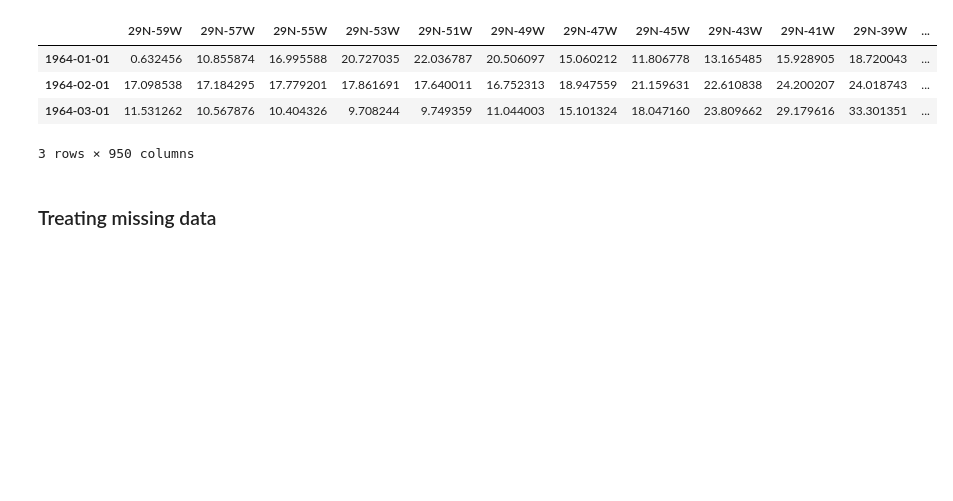
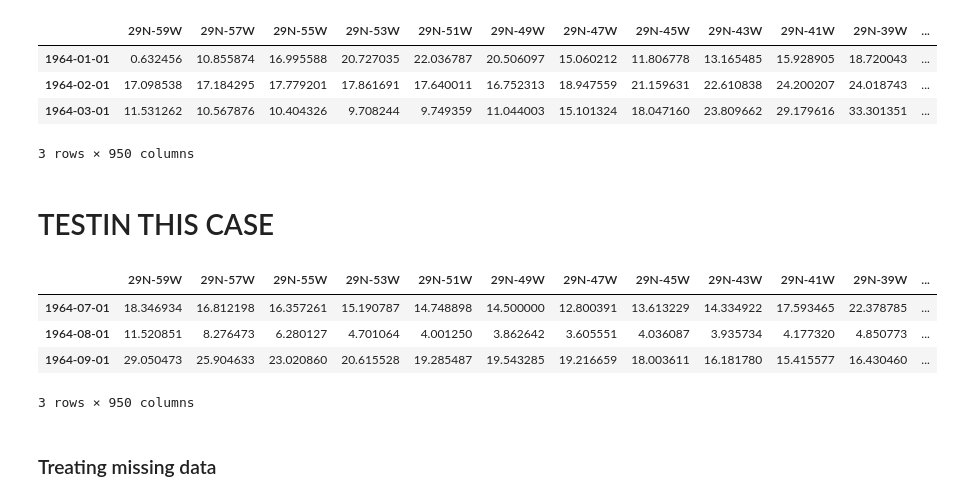
Before and after one commit to tiagotele/experimentos_oceanografia, a Jupyter notebook: Classifying Rainfall Season.ipynb, the cells around one changed output. Drawn from its saved outputs; the diff is of its cells as text; code cells hidden in the pictures; blank space fills up the shorter version.

```diff
--- a/Classifying Rainfall Season.ipynb
+++ b/Classifying Rainfall Season.ipynb
@@ -573,3 +525,13 @@ dados_brutos_df.head(3)
+# %% [markdown]
+# TESTIN THIS CASE
+# %%
+pws_full_area_jul_dez_df.head(3)
+# %% [output]
+|  | 29N-59W | 29N-57W | 29N-55W | 29N-53W | 29N-51W | 29N-49W | 29N-47W | 29N-45W | 29N-43W | 29N-41W | 29N-39W | ... |
+| 1964-07-01 | 18.346934 | 16.812198 | 16.357261 | 15.190787 | 14.748898 | 14.500000 | 12.800391 | 13.613229 | 14.334922 | 17.593465 | 22.378785 | ... |
+| 1964-08-01 | 11.520851 | 8.276473 | 6.280127 | 4.701064 | 4.001250 | 3.862642 | 3.605551 | 4.036087 | 3.935734 | 4.177320 | 4.850773 | ... |
+| 1964-09-01 | 29.050473 | 25.904633 | 23.020860 | 20.615528 | 19.285487 | 19.543285 | 19.216659 | 18.003611 | 16.181780 | 15.415577 | 16.430460 | ... |
+3 rows × 950 columns
 # %% [markdown]
 ### Treating missing data
 # %%
```
Also changed, not shown: parts of 39 cells of this notebook, 1 other file.
